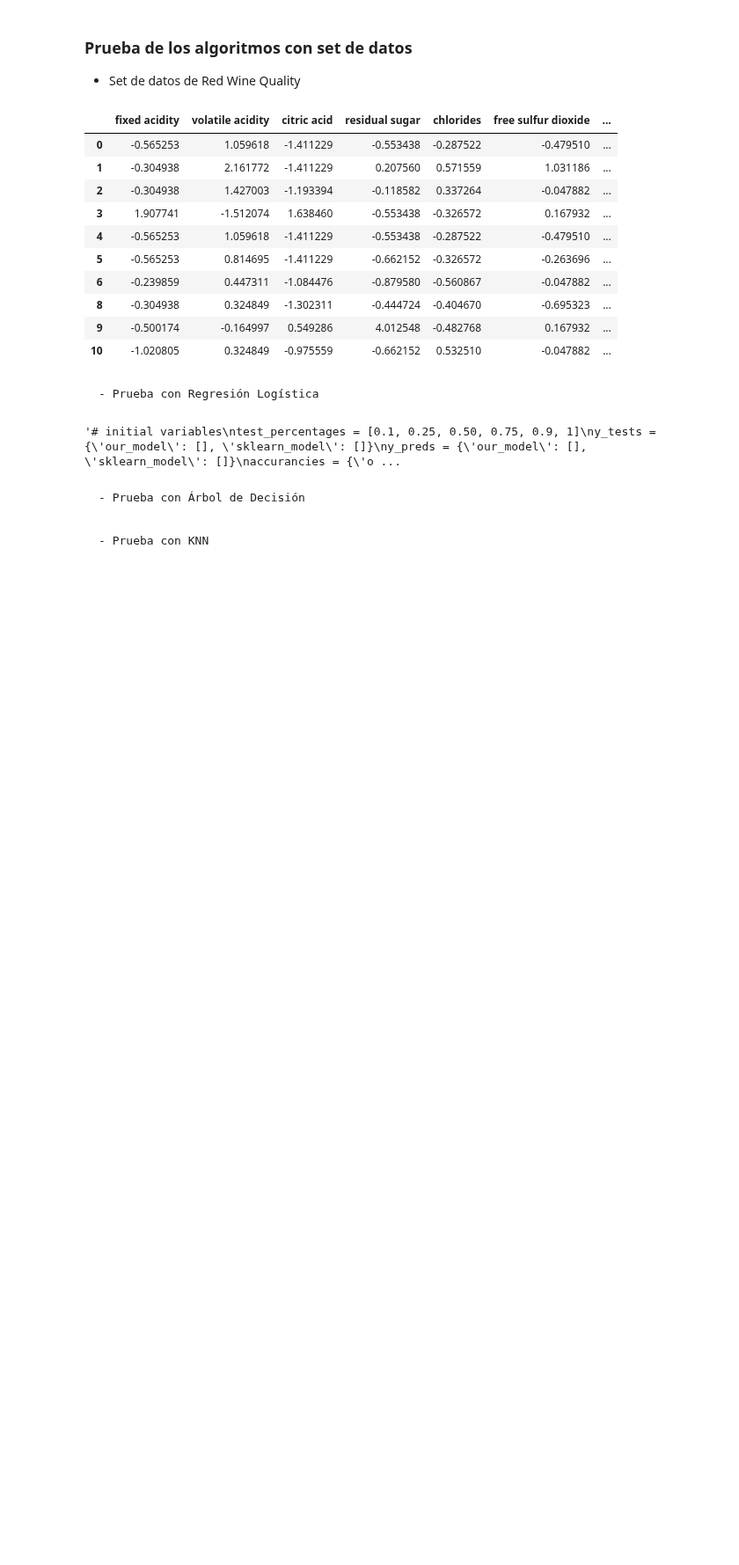
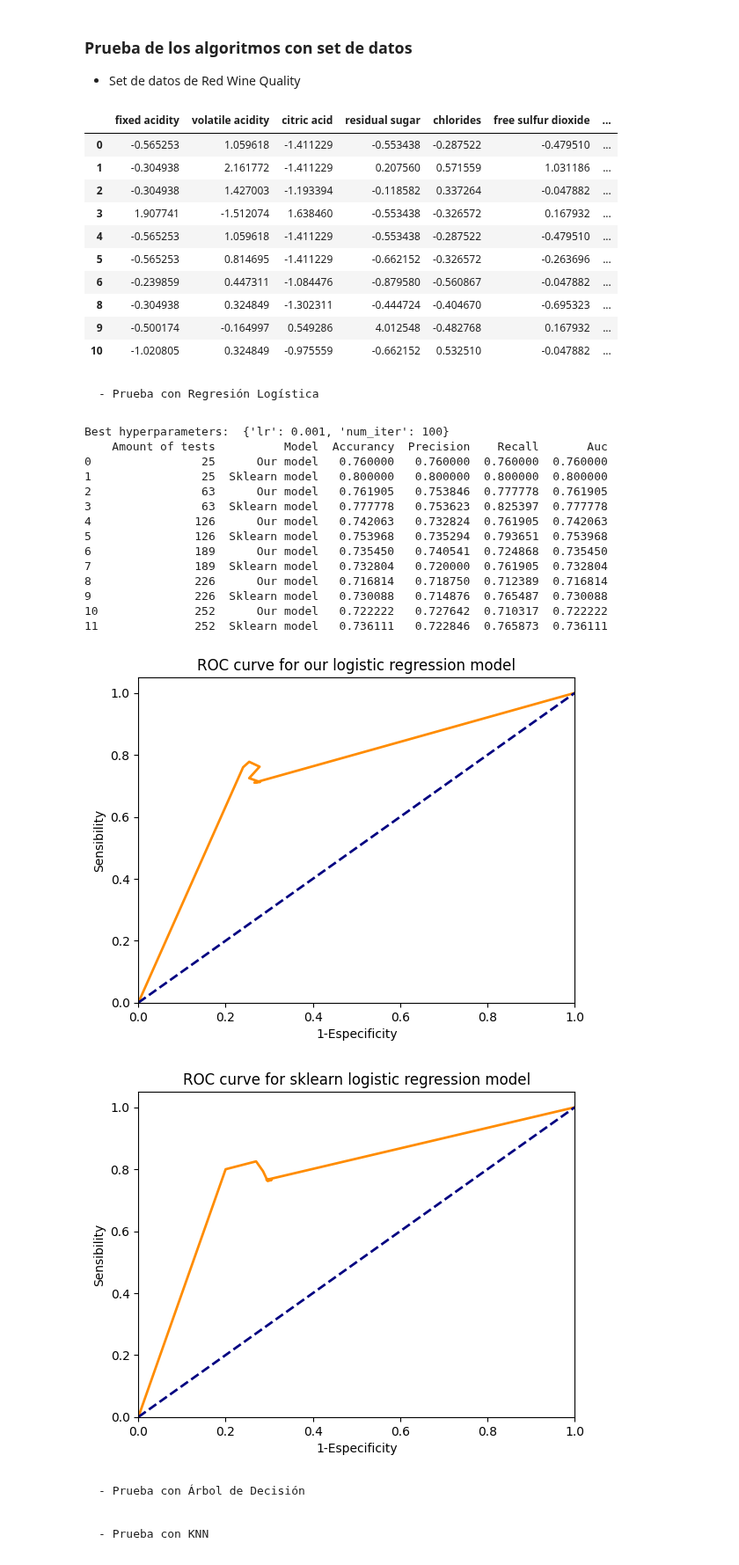
Before and after one commit to JoseDavidSS/Patrones.Project1, a Jupyter notebook: ml_models.ipynb, the cells around one changed output. Shown at 88% size. Cells and saved outputs as stored; diff of their text form; code cells hidden in the pictures; blank space fills up the shorter version.

```diff
--- a/ml_models.ipynb
+++ b/ml_models.ipynb
@@ -293,7 +293,7 @@ df_wine.head(10)
 # %% [markdown]
     - Prueba con Regresión Logística
 # %%
-"""# initial variables
+# initial variables
 test_percentages = [0.1, 0.25, 0.50, 0.75, 0.9, 1]
 y_tests = {'our_model': [], 'sklearn_model': []}
 y_preds = {'our_model': [], 'sklearn_model': []}
@@ -363,35 +363,49 @@ tpr_model = np.array([0., 1.])
 fpr_sk = np.array([0., 1.])
 tpr_sk = np.array([0., 1.])
 aucs = {'our_model': [], 'sklearn_model': []}
 for i in range(len(test_percentages)):
     fpr_i, tpr_i, auc_i = model.auc(y_preds['sklearn_model'][i], y_tests['sklearn_model'][i])
     fpr_sk = np.insert(fpr_sk, -1, fpr_i[1])
     tpr_sk = np.insert(tpr_sk, -1, tpr_i[1])
     aucs['sklearn_model'].append(auc_i)
 
     fpr_i, tpr_i, auc_i = model.auc(y_preds['our_model'][i], y_tests['our_model'][i])
     fpr_model = np.insert(fpr_model, -1, fpr_i[1])
     tpr_model = np.insert(tpr_model, -1, tpr_i[1])
     aucs['our_model'].append(auc_i)
 
 
 
 # display test metric results
 title_row = ['Amount of tests','Model', 'Accurancy', 'Precision', 'Recall', 'Auc']
 df_results = pd.DataFrame(columns=title_row)
 
 for i, test_percentage in enumerate(test_percentages):
     row = [int(test_percentage*num_rows), 'Our model', accurancies['our_model'][i], precisions['our_model'][i], recalls['our_model'][i], aucs['our_model'][i]]
     df_results.loc[len(df_results)] = row
     row = [int(test_percentage*num_rows), 'Sklearn model', accurancies['sklearn_model'][i], precisions['sklearn_model'][i], recalls['sklearn_model'][i], aucs['sklearn_model'][i]]
     df_results.loc[len(df_results)] = row
 
 print(df_results)
 model.plot_roc(fpr_model, tpr_model, 'ROC curve for our logistic regression model')
 model.plot_roc(fpr_sk, tpr_sk, 'ROC curve for sklearn logistic regression model')
-"""
 # %% [output]
-'# initial variables\ntest_percentages = [0.1, 0.25, 0.50, 0.75, 0.9, 1]\ny_tests = {\'our_model\': [], \'sklearn_model\': []}\ny_preds = {\'our_model\': [], \'sklearn_model\': []}\naccurancies = {\'o ...
+Best hyperparameters:  {'lr': 0.001, 'num_iter': 100}
+    Amount of tests          Model  Accurancy  Precision    Recall       Auc
+0                25      Our model   0.760000   0.760000  0.760000  0.760000
+1                25  Sklearn model   0.800000   0.800000  0.800000  0.800000
+2                63      Our model   0.761905   0.753846  0.777778  0.761905
+3                63  Sklearn model   0.777778   0.753623  0.825397  0.777778
+4               126      Our model   0.742063   0.732824  0.761905  0.742063
+5               126  Sklearn model   0.753968   0.735294  0.793651  0.753968
+6               189      Our model   0.735450   0.740541  0.724868  0.735450
+7               189  Sklearn model   0.732804   0.720000  0.761905  0.732804
+8               226      Our model   0.716814   0.718750  0.712389  0.716814
+9               226  Sklearn model   0.730088   0.714876  0.765487  0.730088
+10              252      Our model   0.722222   0.727642  0.710317  0.722222
+11              252  Sklearn model   0.736111   0.722846  0.765873  0.736111
+[figure, added]
+[figure, added]
 # %% [markdown]
     - Prueba con Árbol de Decisión
 # %% [markdown]
```
